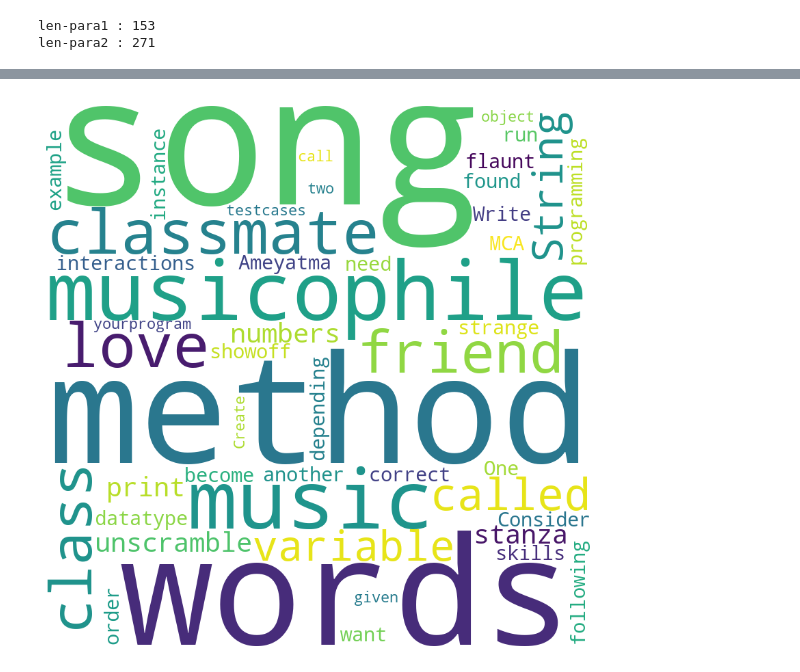
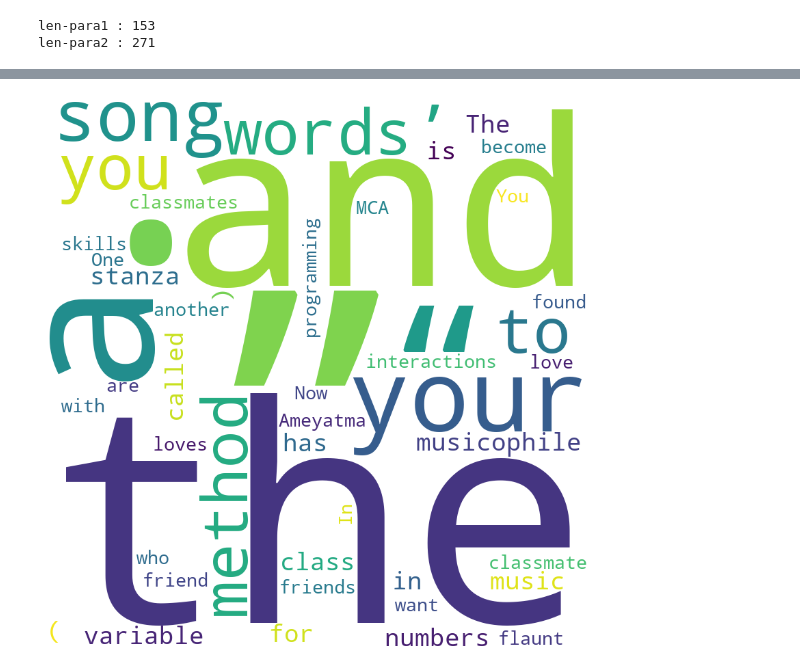
Before and after one commit to aaronjoju07/Adv_Data_Analysis, a Jupyter notebook: WordCloud.ipynb, the cells around one changed output, grey strips where cells are left out. Cells and saved outputs as stored; diff of their text form; code cells hidden in the pictures.

```diff
--- a/WordCloud.ipynb
+++ b/WordCloud.ipynb
@@ -41,16 +43,16 @@ plt.show()
 # %%
+word_freq = nltk.FreqDist(words)
+top_50_words = word_freq.most_common(50)
+wordcloud1 = WordCloud(width=800, height=800,
+                       background_color='white',
+                       stopwords=nltk.corpus.stopwords.words('english'),
+                       min_font_size=10).generate_from_frequencies(dict(top_50_words))
 
-# Generate word cloud for paragraph 1
-wordcloud1 = WordCloud(width = 800, height = 800,
-                background_color ='white',
-                stopwords = nltk.corpus.stopwords.words('english'),
-                min_font_size = 10).generate(' '.join(words))
-
-# Display the word cloud for paragraph 1
-plt.figure(figsize = (8, 8), facecolor = None)
+# Display the word cloud
+plt.figure(figsize=(8, 8), facecolor=None)
 plt.imshow(wordcloud1)
 plt.axis("off")
-plt.tight_layout(pad = 0)
+plt.tight_layout(pad=0)
 plt.show()
 # %% [output]
-[figure, old version]
+[figure, new version]
```
Also changed, not shown: parts of 21 cells of this notebook.
